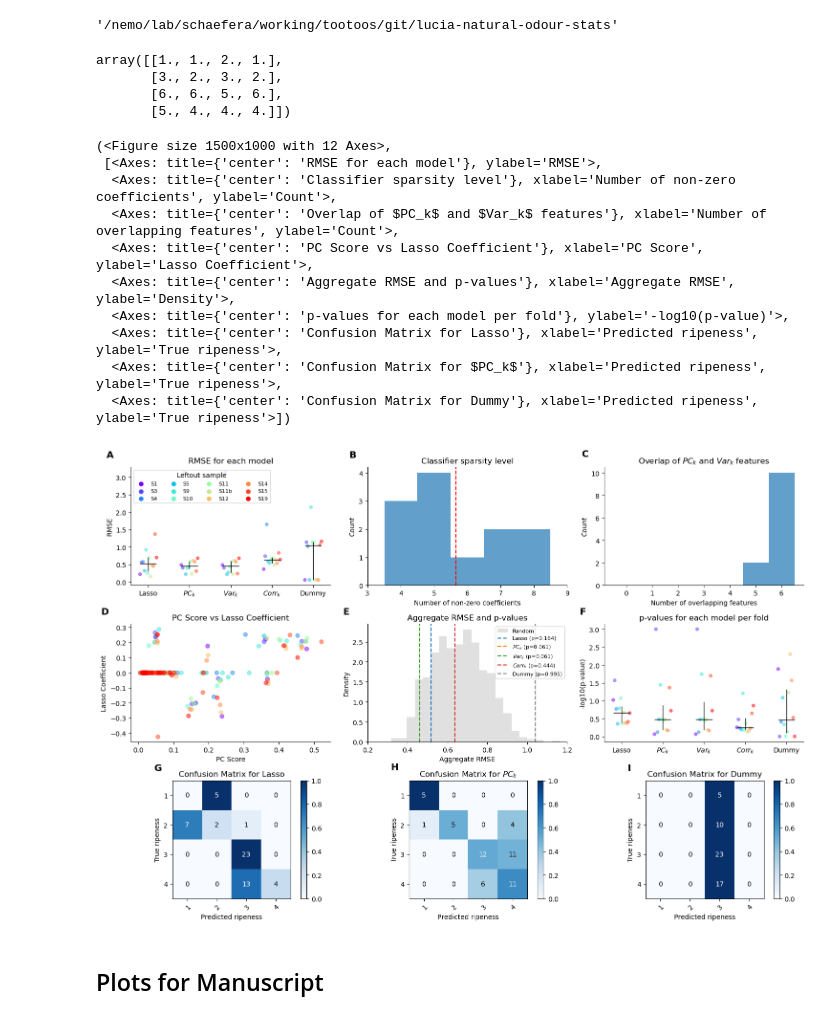
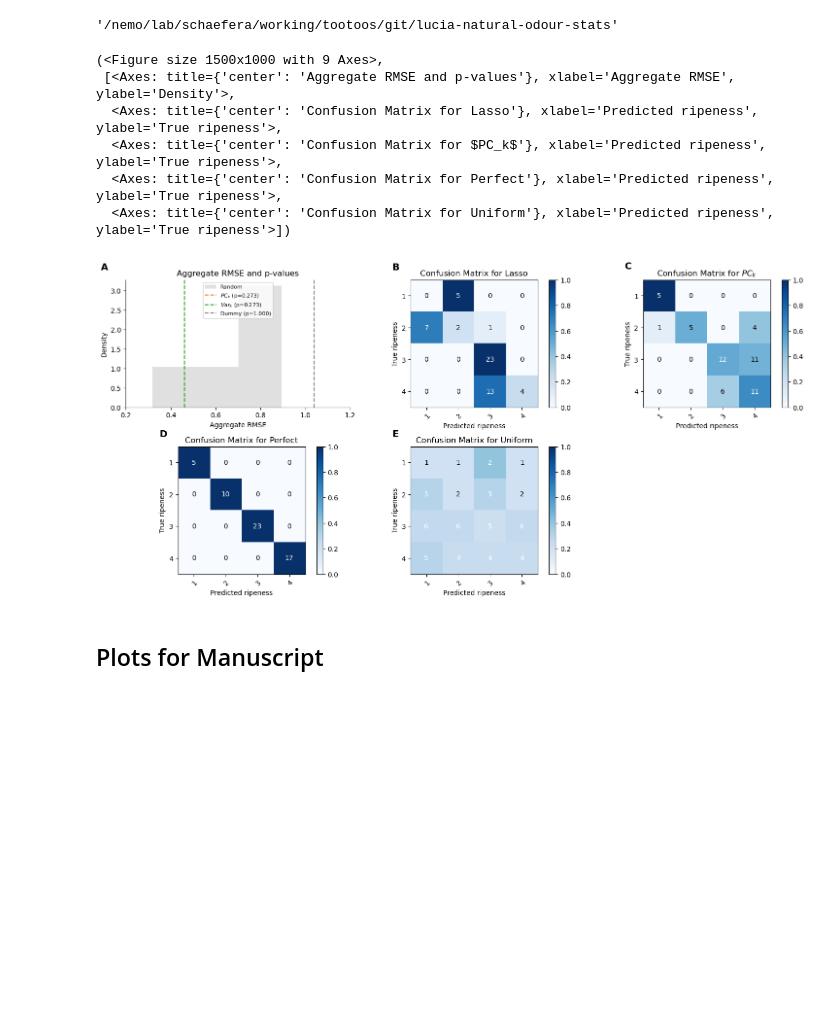
Before and after one commit to stootoon/lucia-natural-odour-stats, a Jupyter notebook: sechellia-demo.ipynb, the cells around one changed output. Drawn from its saved outputs; the diff is of its cells as text; code cells hidden in the pictures; blank space fills up the shorter version.

```diff
--- a/sechellia-demo.ipynb
+++ b/sechellia-demo.ipynb
@@ -36,28 +37,24 @@ A.compute_lasso_sparsity()
 A.compute_pc_var_overlap()
 A.compute_confusion_matrices()
 A.compute_p_values(n_rand=1000)
-# %%
-A.confusion_matrices["uniform"]
-# %% [output]
-array([[1., 1., 2., 1.],
-       [3., 2., 3., 2.],
-       [6., 6., 5., 6.],
-       [5., 4., 4., 4.]])
-# %%
-reload(sechellia)
-pr = sechellia.PlotResults(A, colorby="fold")
-pr.plot_figure()
-# %% [output]
-(<Figure size 1500x1000 with 12 Axes>,
- [<Axes: title={'center': 'RMSE for each model'}, ylabel='RMSE'>,
-  <Axes: title={'center': 'Classifier sparsity level'}, xlabel='Number of non-zero coefficients', ylabel='Count'>,
-  <Axes: title={'center': 'Overlap of $PC_k$ and $Var_k$ features'}, xlabel='Number of overlapping features', ylabel='Count'>,
-  <Axes: title={'center': 'PC Score vs Lasso Coefficient'}, xlabel='PC Score', ylabel='Lasso Coefficient'>,
-  <Axes: title={'center': 'Aggregate RMSE and p-values'}, xlabel='Aggregate RMSE', ylabel='Density'>,
-  <Axes: title={'center': 'p-values for each model per fold'}, ylabel='-log10(p-value)'>,
-  <Axes: title={'center': 'Confusion Matrix for Lasso'}, xlabel='Predicted ripeness', ylabel='True ripeness'>,
-  <Axes: title={'center': 'Confusion Matrix for $PC_k$'}, xlabel='Predicted ripeness', ylabel='True ripeness'>,
-  <Axes: title={'center': 'Confusion Matrix for Dummy'}, xlabel='Predicted ripeness', ylabel='True ripeness'>])
-[figure, removed]
+# %%
+reload(common)
+reload(sechellia)
+pr = sechellia.PlotResults(A, colorby="fold")
+pr.plot_figure(panels=[
+    (0, 0, "A", pr.plot_aggregate_p_values, ["pc_k", "var_k", "dummy"]),
+    (0, 1, "B", pr.plot_confusion_matrix, "lasso"),
+    (0, 2, "C", pr.plot_confusion_matrix, "pc_k"),
+    (1, 0, "D", pr.plot_confusion_matrix, "perfect"),
+    (1, 1, "E", pr.plot_confusion_matrix, "uniform")
+])
+# %% [output]
+(<Figure size 1500x1000 with 9 Axes>,
+ [<Axes: title={'center': 'Aggregate RMSE and p-values'}, xlabel='Aggregate RMSE', ylabel='Density'>,
+  <Axes: title={'center': 'Confusion Matrix for Lasso'}, xlabel='Predicted ripeness', ylabel='True ripeness'>,
+  <Axes: title={'center': 'Confusion Matrix for $PC_k$'}, xlabel='Predicted ripeness', ylabel='True ripeness'>,
+  <Axes: title={'center': 'Confusion Matrix for Perfect'}, xlabel='Predicted ripeness', ylabel='True ripeness'>,
+  <Axes: title={'center': 'Confusion Matrix for Uniform'}, xlabel='Predicted ripeness', ylabel='True ripeness'>])
+[figure, added]
 # %% [markdown]
 ## Plots for Manuscript
```
Also changed, not shown: parts of 3 cells of this notebook.
